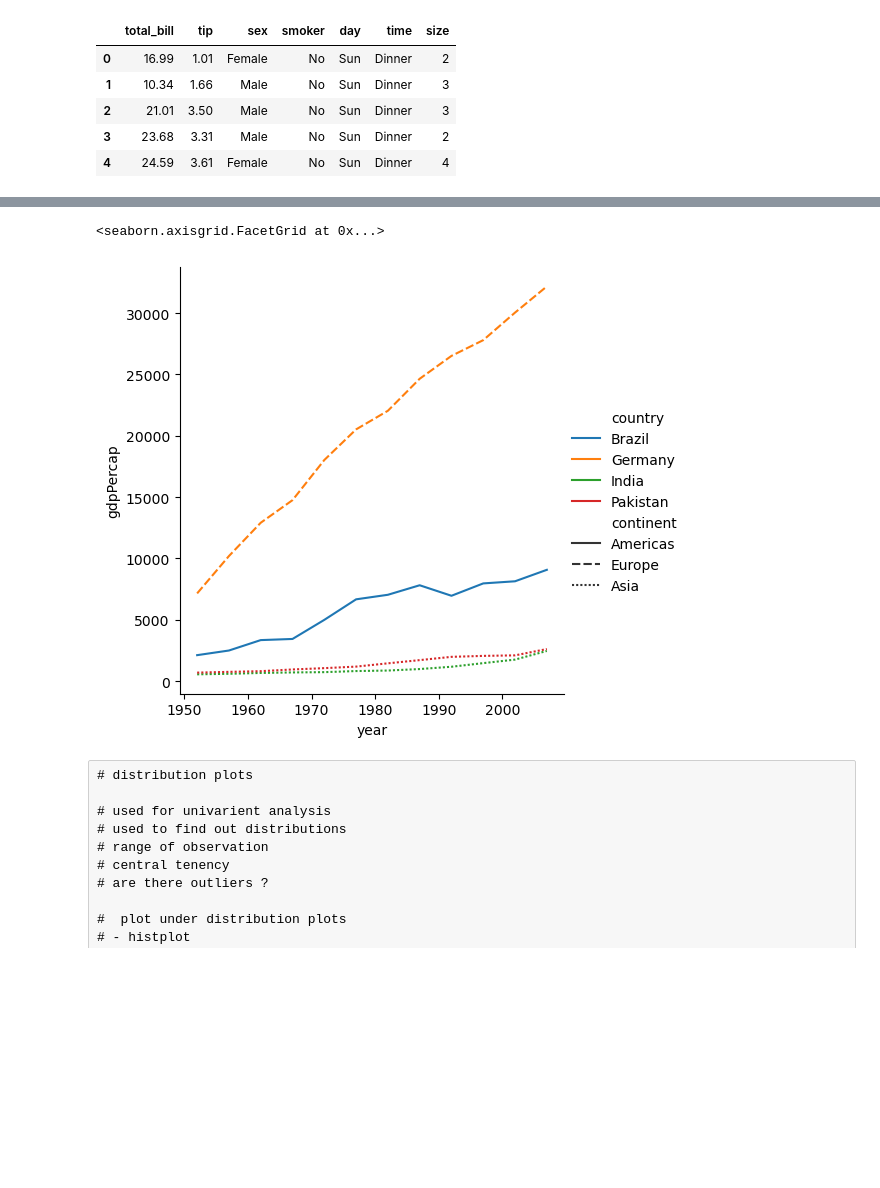
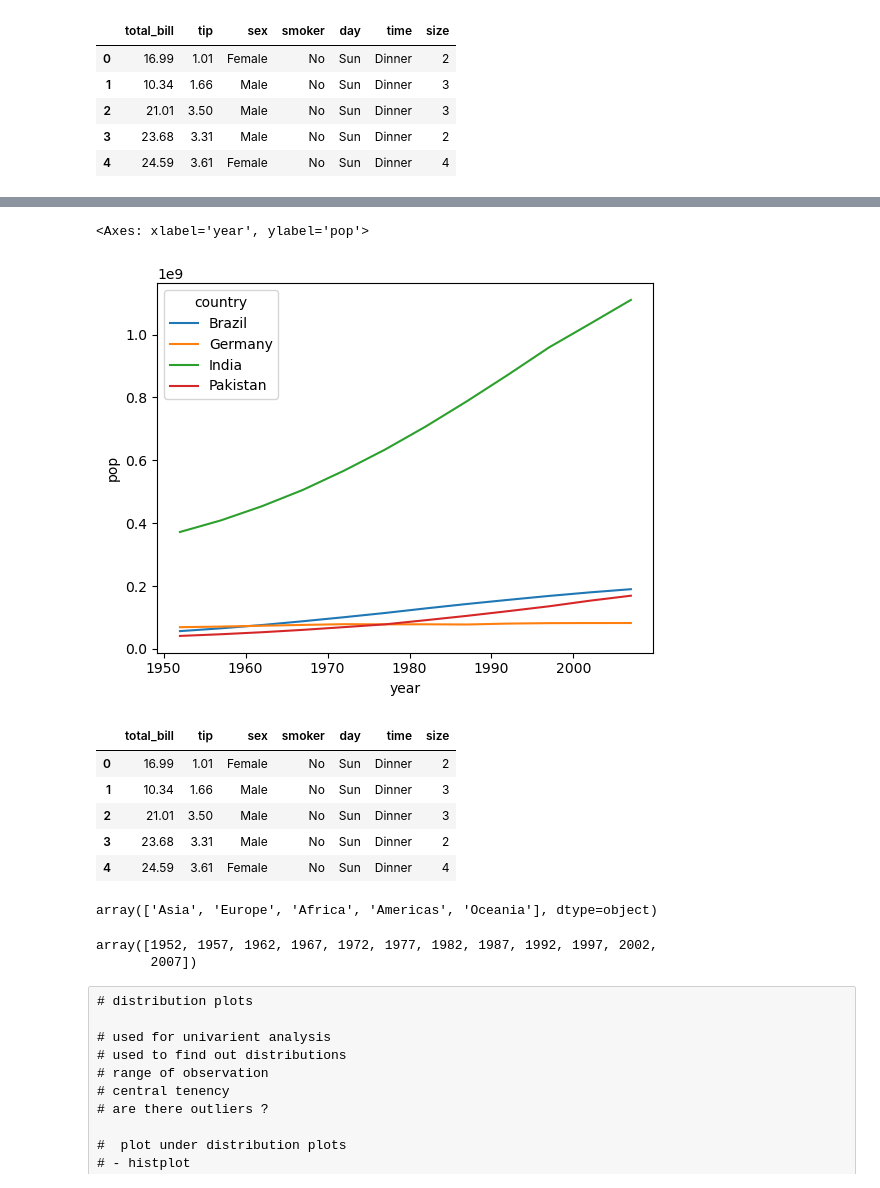
Before and after one commit to hirenkanzariya01/Data-visualization-, a Jupyter notebook: seaborn.ipynb, the cells around one changed output, grey strips where cells are left out. Saved outputs shown, nothing was run; the diff lists cells and outputs as text; code cells hidden in the pictures; blank space fills up the shorter version.

```diff
--- a/seaborn.ipynb
+++ b/seaborn.ipynb
@@ -104,8 +48,8 @@ temp_df.sample(5)
 # %%
-sns.relplot(kind='line', data=temp_df, x = 'year', y = 'gdpPercap', hue='country', style='continent')
+sns.lineplot(data=temp_df, x = 'year', y = 'pop', hue='country')
 # %% [output]
-<seaborn.axisgrid.FacetGrid at 0x...>
+<Axes: xlabel='year', ylabel='pop'>
-[figure, old version]
+[figure, new version]
 # %%
 # facet plot -> it work only figure level function -> work with relplot
 # it will not work with scatterplot and lineplot
@@ -112,5 +57,24 @@ sns.relplot(kind='line', data=temp_df, x = 'year', y = 'gdpPercap', hue='country
 # %%
-# col wrap
+tips.head()
+# %% [output]
+|  | total_bill | tip | sex | smoker | day | time | size |
+| 0 | 16.99 | 1.01 | Female | No | Sun | Dinner | 2 |
+| 1 | 10.34 | 1.66 | Male | No | Sun | Dinner | 3 |
+| 2 | 21.01 | 3.50 | Male | No | Sun | Dinner | 3 |
+| 3 | 23.68 | 3.31 | Male | No | Sun | Dinner | 2 |
+| 4 | 24.59 | 3.61 | Female | No | Sun | Dinner | 4 |
+# %%
+
+# sns.relplot(data=tips , x = 'total_bill', y = 'tip', col='time', row='sex')
+
+gap['continent'].unique()
+# %% [output]
+array(['Asia', 'Europe', 'Africa', 'Americas', 'Oceania'], dtype=object)
+# %%
+gap['year'].unique()
+# %% [output]
+array([1952, 1957, 1962, 1967, 1972, 1977, 1982, 1987, 1992, 1997, 2002,
+       2007])
 # %% [raw]
 # distribution plots
 
```
Also changed, not shown: parts of 19 cells of this notebook.
